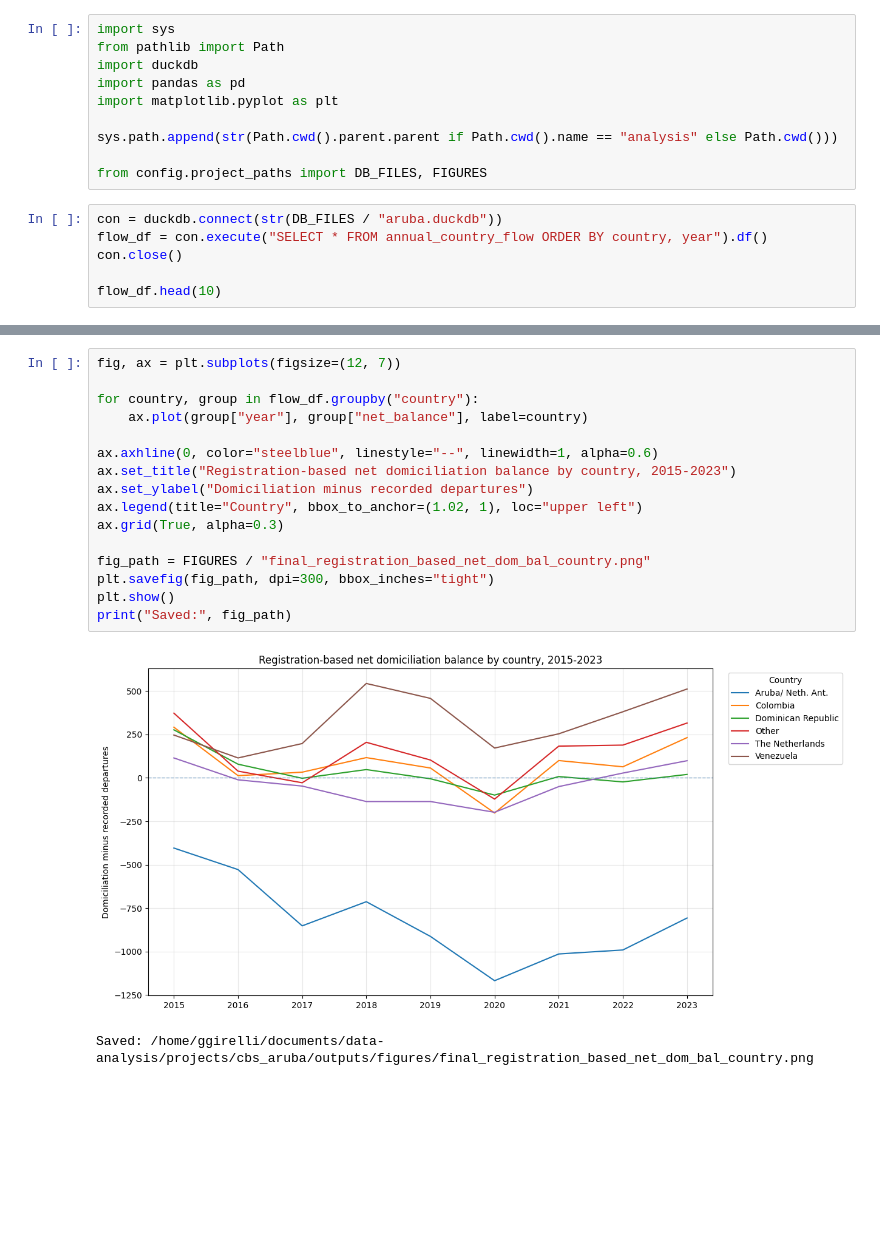
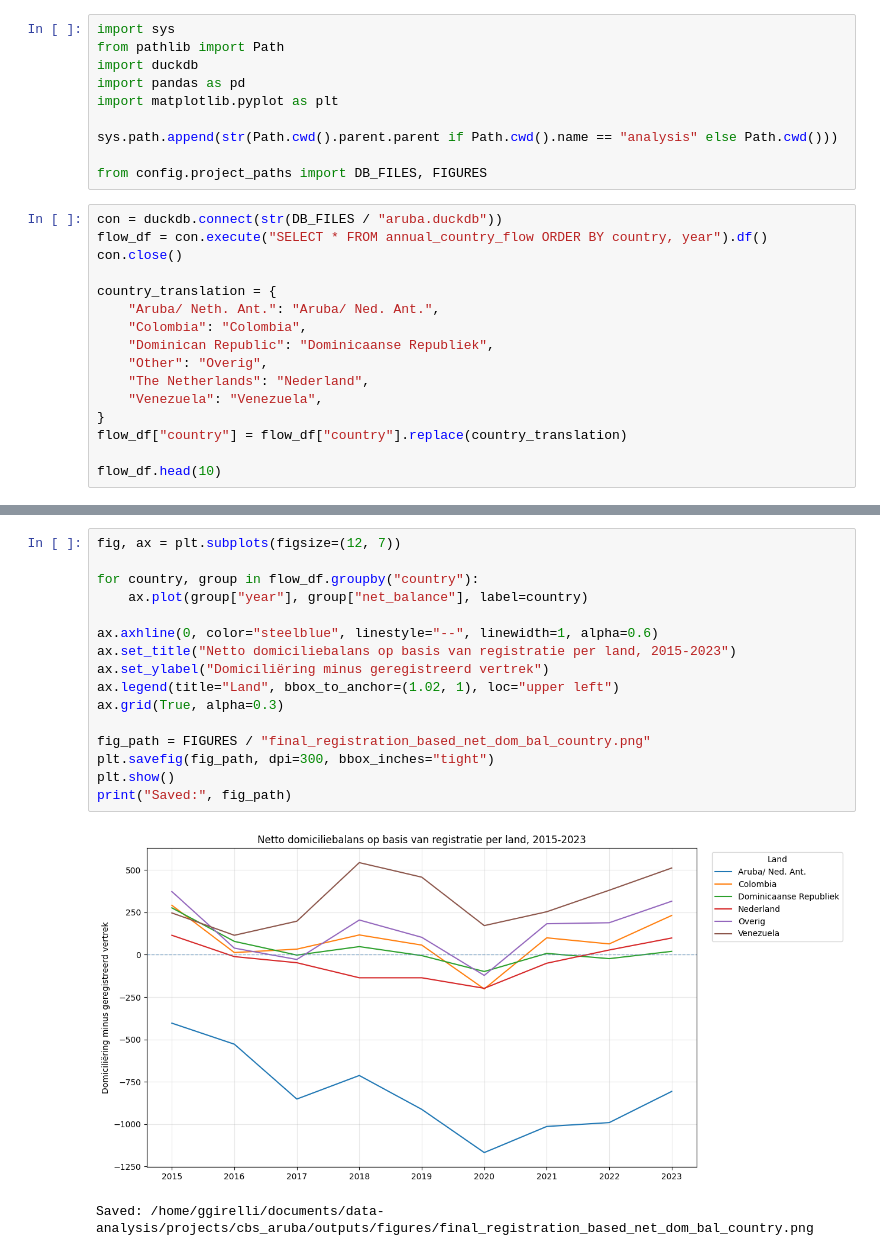
Before and after one commit to GirelliG-it/aruba_population_analyses, a Jupyter notebook: notebooks/analysis/01_annual_country_flow.ipynb, the cells around one changed output, grey strips where cells are left out. Cells and saved outputs as stored; diff of their text form; blank space fills up the shorter version.

Commit message:
feat(analysis): translate net domiciliation balance figure to Dutch

```diff
--- a/notebooks/analysis/01_annual_country_flow.ipynb
+++ b/notebooks/analysis/01_annual_country_flow.ipynb
@@ -15,6 +15,16 @@ con = duckdb.connect(str(DB_FILES / "aruba.duckdb"))
 flow_df = con.execute("SELECT * FROM annual_country_flow ORDER BY country, year").df()
 con.close()
 
+country_translation = {
+    "Aruba/ Neth. Ant.": "Aruba/ Ned. Ant.",
+    "Colombia": "Colombia",
+    "Dominican Republic": "Dominicaanse Republiek",
+    "Other": "Overig",
+    "The Netherlands": "Nederland",
+    "Venezuela": "Venezuela",
+}
+flow_df["country"] = flow_df["country"].replace(country_translation)
+
 flow_df.head(10)
 # %% [output]
 |  | country | year | net_balance |
@@ -31,19 +41,19 @@ flow_df.head(10)
 # %%
 fig, ax = plt.subplots(figsize=(12, 7))
 
 for country, group in flow_df.groupby("country"):
     ax.plot(group["year"], group["net_balance"], label=country)
 
 ax.axhline(0, color="steelblue", linestyle="--", linewidth=1, alpha=0.6)
-ax.set_title("Registration-based net domiciliation balance by country, 2015-2023")
-ax.set_ylabel("Domiciliation minus recorded departures")
-ax.legend(title="Country", bbox_to_anchor=(1.02, 1), loc="upper left")
+ax.set_title("Netto domiciliebalans op basis van registratie per land, 2015-2023")
+ax.set_ylabel("Domiciliëring minus geregistreerd vertrek")
+ax.legend(title="Land", bbox_to_anchor=(1.02, 1), loc="upper left")
 ax.grid(True, alpha=0.3)
 
 fig_path = FIGURES / "final_registration_based_net_dom_bal_country.png"
 plt.savefig(fig_path, dpi=300, bbox_inches="tight")
 plt.show()
 print("Saved:", fig_path)
 # %% [output]
-[figure, old version]
+[figure, new version]
 Saved: /home/ggirelli/documents/data-analysis/projects/cbs_aruba/outputs/figures/final_registration_based_net_dom_bal_country.png
```
Also changed, not shown: parts of 1 cell of this notebook, 1 other file.
